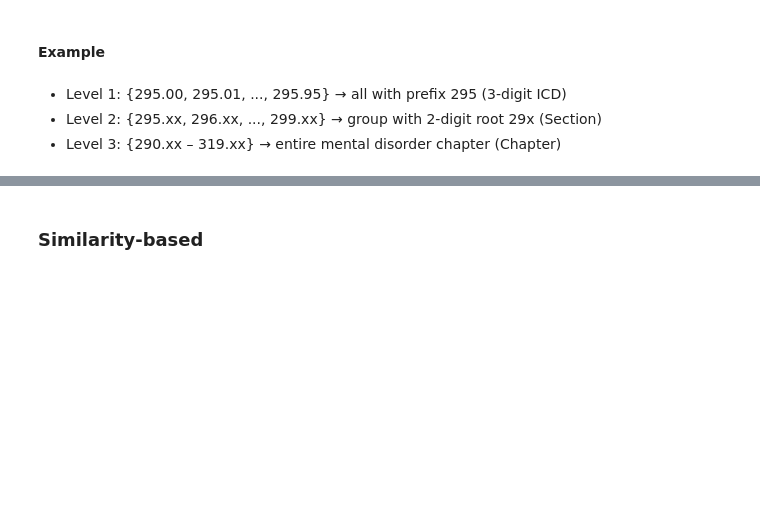
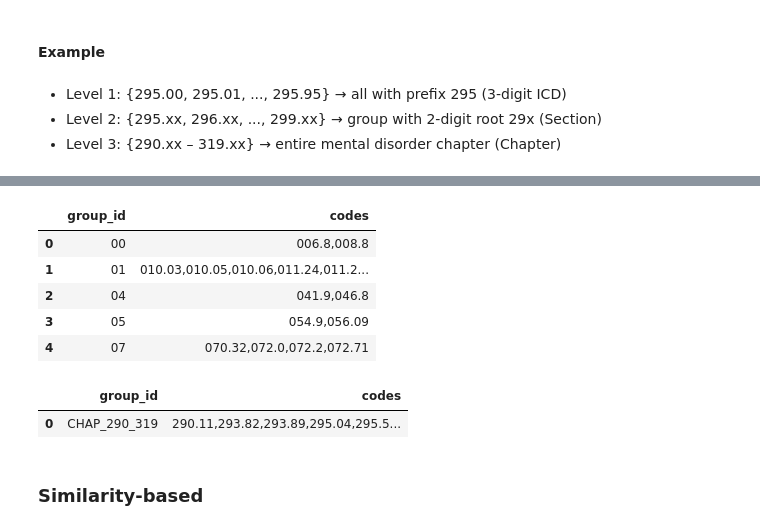
Before and after one commit to ikotsov/Disassociation-Algorithm, a Jupyter notebook: notebooks/experimental_evaluation.ipynb, the cells around one changed output, grey strips where cells are left out. Drawn from its saved outputs; the diff is of its cells as text; code cells hidden in the pictures; blank space fills up the shorter version.

```diff
--- a/notebooks/experimental_evaluation.ipynb
+++ b/notebooks/experimental_evaluation.ipynb
@@ -221,3 +297,17 @@ Record 2: ['A', 'B', 'D']
+# %%
+df_level2.head()
+# %% [output]
+|  | group_id | codes |
+| 0 | 00 | 006.8,008.8 |
+| 1 | 01 | 010.03,010.05,010.06,011.24,011.2... |
+| 2 | 04 | 041.9,046.8 |
+| 3 | 05 | 054.9,056.09 |
+| 4 | 07 | 070.32,072.0,072.2,072.71 |
+# %%
+df_level3.head()
+# %% [output]
+|  | group_id | codes |
+| 0 | CHAP_290_319 | 290.11,293.82,293.89,295.04,295.5... |
 # %% [markdown]
 ### Similarity-based
 # %% [markdown]
```
Also changed, not shown: parts of 7 cells of this notebook.
